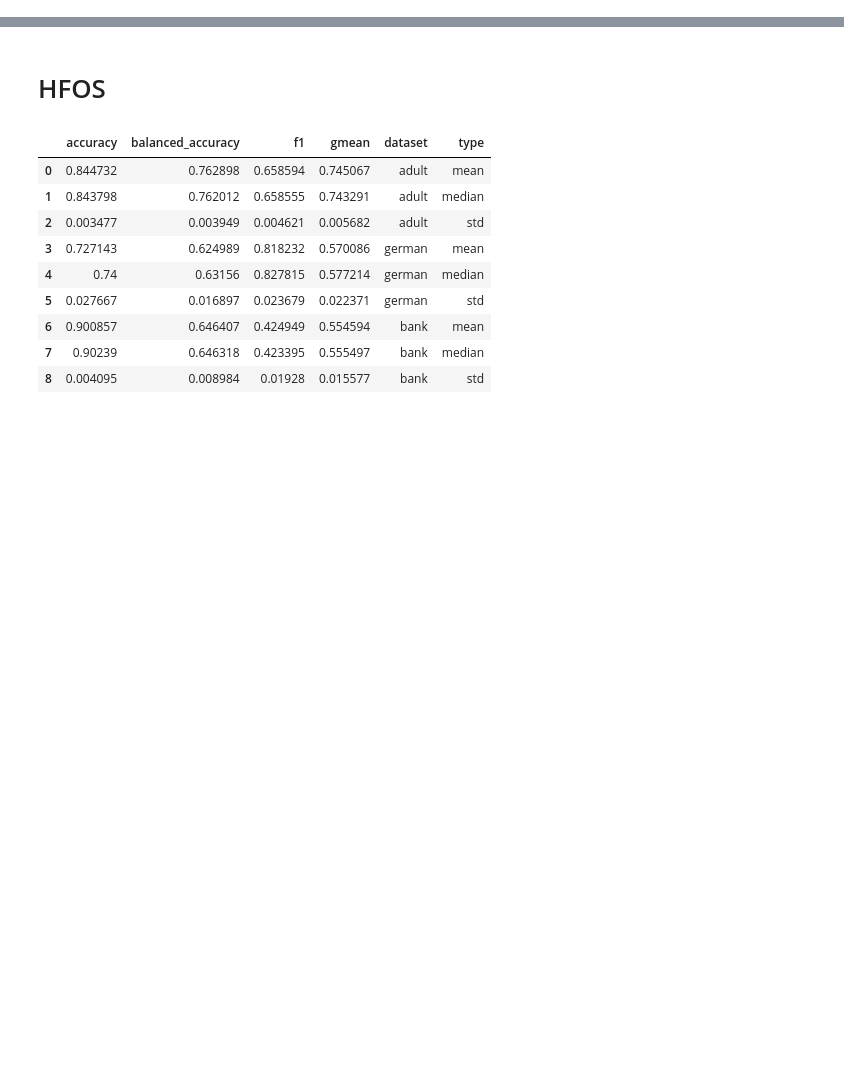
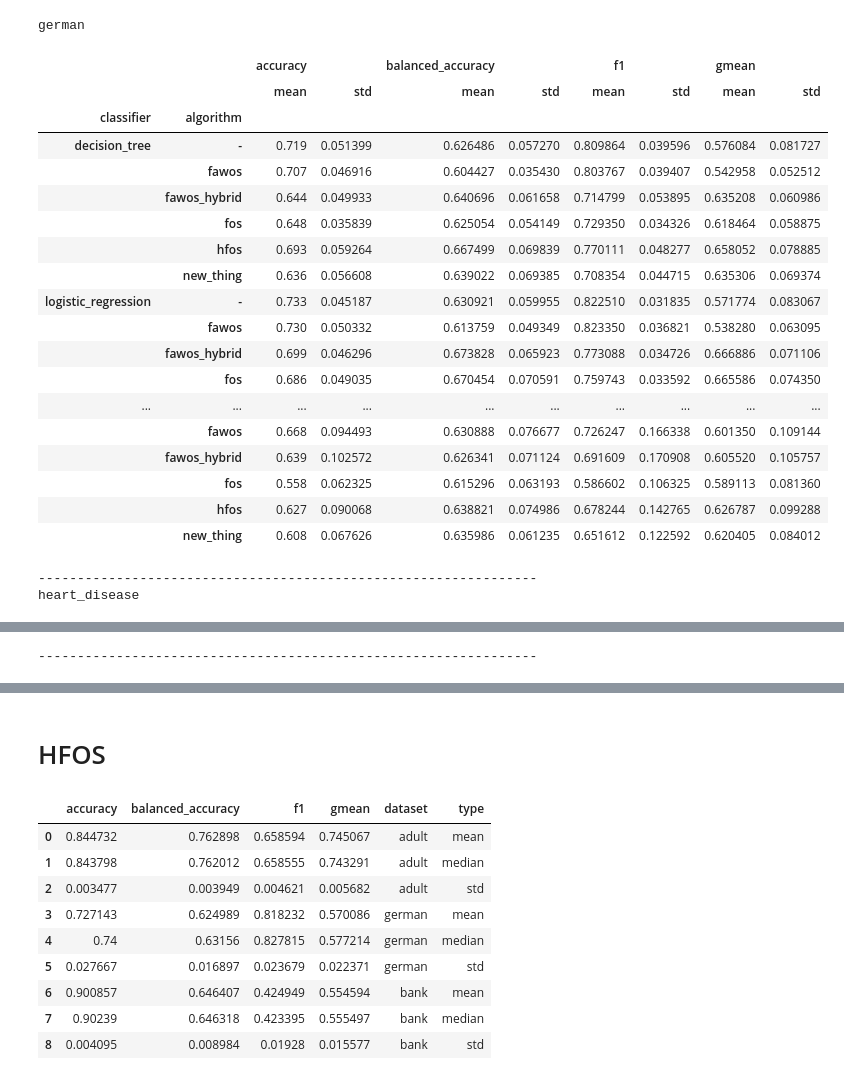
Before and after one commit to annprzy/fair_rbh, a Jupyter notebook: notebooks/results_analysis.ipynb, the cells around one changed output, grey strips where cells are left out. Cells and saved outputs as stored; diff of their text form; code cells hidden in the pictures; blank space fills up the shorter version.

```diff
--- a/notebooks/results_analysis.ipynb
+++ b/notebooks/results_analysis.ipynb
@@ -35,3 +35,15 @@ def calculate_mean_std(df_names, dfs):
     perf_train = pd.concat(perf_train).reset_index(drop=True)
     perf_fair = pd.concat(perf_fair).reset_index(drop=True)
     return perf_train, perf_fair
+# %%
+def aggregate_runs(dfs):
+    df = pd.concat(dfs).reset_index(drop=True)
+    df.drop(columns=['iteration'], inplace=True)
+    df = df.groupby(['classifier', 'algorithm']).agg(['mean', 'std'])
+    return df
+# %%
+def print_to_latex(dfs):
+    df = pd.concat(dfs).reset_index(drop=True)
+    df.drop(columns=['iteration'], inplace=True)
+    df = df.groupby(['classifier', 'algorithm']).agg(['mean', 'std'])
+    print(df.to_latex(index=True))
@@ -37,0 +169,29 @@ def calculate_mean_std(df_names, dfs):
+# %%
+for dataset_name, dfs in zip(dataset_names, dfs_performance):
+    df = aggregate_runs(dfs)
+    print(dataset_name)
+    display(df)
+    print('----------------------------------------------------------------')
+# %% [output]
+german
+|  |  | accuracy |  | balanced_accuracy |  | f1 |  | gmean |  |
+|  |  | mean | std | mean | std | mean | std | mean | std |
+| classifier | algorithm |  |  |  |  |  |  |  |  |
+| decision_tree | - | 0.719 | 0.051399 | 0.626486 | 0.057270 | 0.809864 | 0.039596 | 0.576084 | 0.081727 |
+|  | fawos | 0.707 | 0.046916 | 0.604427 | 0.035430 | 0.803767 | 0.039407 | 0.542958 | 0.052512 |
+|  | fawos_hybrid | 0.644 | 0.049933 | 0.640696 | 0.061658 | 0.714799 | 0.053895 | 0.635208 | 0.060986 |
+|  | fos | 0.648 | 0.035839 | 0.625054 | 0.054149 | 0.729350 | 0.034326 | 0.618464 | 0.058875 |
+|  | hfos | 0.693 | 0.059264 | 0.667499 | 0.069839 | 0.770111 | 0.048277 | 0.658052 | 0.078885 |
+|  | new_thing | 0.636 | 0.056608 | 0.639022 | 0.069385 | 0.708354 | 0.044715 | 0.635306 | 0.069374 |
+| logistic_regression | - | 0.733 | 0.045187 | 0.630921 | 0.059955 | 0.822510 | 0.031835 | 0.571774 | 0.083067 |
+|  | fawos | 0.730 | 0.050332 | 0.613759 | 0.049349 | 0.823350 | 0.036821 | 0.538280 | 0.063095 |
+|  | fawos_hybrid | 0.699 | 0.046296 | 0.673828 | 0.065923 | 0.773088 | 0.034726 | 0.666886 | 0.071106 |
+|  | fos | 0.686 | 0.049035 | 0.670454 | 0.070591 | 0.759743 | 0.033592 | 0.665586 | 0.074350 |
+| ... | ... | ... | ... | ... | ... | ... | ... | ... | ... |
+|  | fawos | 0.668 | 0.094493 | 0.630888 | 0.076677 | 0.726247 | 0.166338 | 0.601350 | 0.109144 |
+|  | fawos_hybrid | 0.639 | 0.102572 | 0.626341 | 0.071124 | 0.691609 | 0.170908 | 0.605520 | 0.105757 |
+|  | fos | 0.558 | 0.062325 | 0.615296 | 0.063193 | 0.586602 | 0.106325 | 0.589113 | 0.081360 |
+|  | hfos | 0.627 | 0.090068 | 0.638821 | 0.074986 | 0.678244 | 0.142765 | 0.626787 | 0.099288 |
+|  | new_thing | 0.608 | 0.067626 | 0.635986 | 0.061235 | 0.651612 | 0.122592 | 0.620405 | 0.084012 |
+----------------------------------------------------------------
+heart_disease
@@ -37,0 +217 @@ def calculate_mean_std(df_names, dfs):
+----------------------------------------------------------------
```
Also changed, not shown: parts of 14 cells of this notebook, 18 other files.
